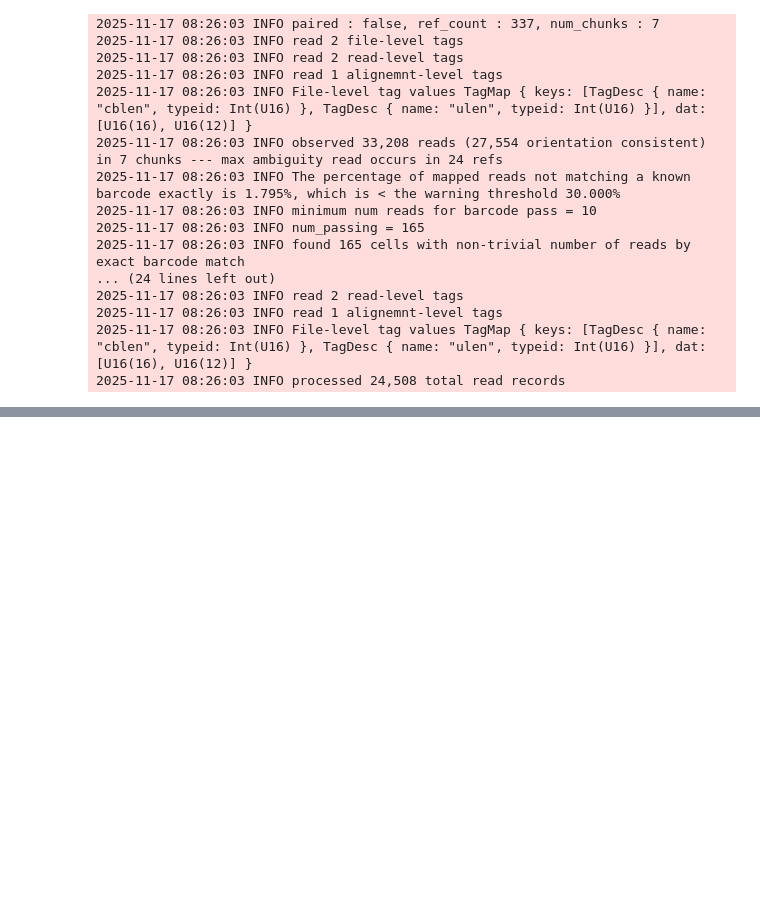
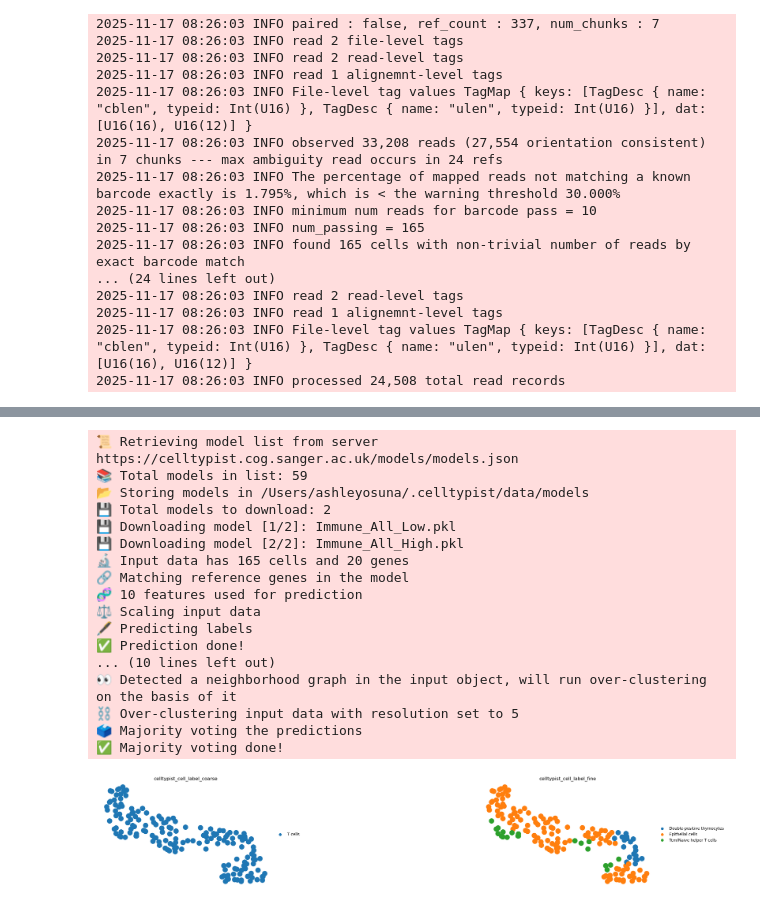
Before and after one commit to ashleyosuna/fall25-csc-bioinf, a Jupyter notebook: week6/week6.ipynb, the cells around one changed output, grey strips where cells are left out. Drawn from its saved outputs; the diff is of its cells as text; code cells hidden in the pictures; blank space fills up the shorter version.

Commit message:
testing automatic cell annotation

```diff
--- a/week6/week6.ipynb
+++ b/week6/week6.ipynb
@@ -173,0 +198,65 @@ sc.pl.umap(
+# %%
+# annotating cluster
+adata.layers["counts"] = adata.X
+adata_celltypist = adata.copy()  # make a copy of our adata
+adata_celltypist.X = adata.layers["counts"]  # set adata.X to raw counts
+sc.pp.normalize_total(
+    adata_celltypist, target_sum=10**4
+)  # normalize to 10,000 counts per cell
+sc.pp.log1p(adata_celltypist)  # log-transform
+# make .X dense instead of sparse, for compatibility with celltypist:
+adata_celltypist.X = adata_celltypist.X.toarray()
+# %%
+from celltypist import models
+import celltypist
+
+models.download_models(
+    force_update=True, model=["Immune_All_Low.pkl", "Immune_All_High.pkl"]
+)
+
+model_low = models.Model.load(model="Immune_All_Low.pkl")
+model_high = models.Model.load(model="Immune_All_High.pkl")
+
+predictions_high = celltypist.annotate(
+    adata_celltypist, model=model_high, majority_voting=True
+)
+
+predictions_high_adata = predictions_high.to_adata()
+adata.obs["celltypist_cell_label_coarse"] = predictions_high_adata.obs.loc[
+    adata.obs.index, "majority_voting"
+]
+
+predictions_low = celltypist.annotate(
+    adata_celltypist, model=model_low, majority_voting=True
+)
+predictions_low_adata = predictions_low.to_adata()
+adata.obs["celltypist_cell_label_fine"] = predictions_low_adata.obs.loc[
+    adata.obs.index, "majority_voting"
+]
+
+sc.pl.umap(
+    adata,
+    color=["celltypist_cell_label_coarse", "celltypist_cell_label_fine"],
+    frameon=False,
+    sort_order=False,
+    wspace=1,
+)
+# %% [output]
+📜 Retrieving model list from server https://celltypist.cog.sanger.ac.uk/models/models.json
+📚 Total models in list: 59
+📂 Storing models in /Users/ashleyosuna/.celltypist/data/models
+💾 Total models to download: 2
+💾 Downloading model [1/2]: Immune_All_Low.pkl
+💾 Downloading model [2/2]: Immune_All_High.pkl
+🔬 Input data has 165 cells and 20 genes
+🔗 Matching reference genes in the model
+🧬 10 features used for prediction
+⚖️ Scaling input data
+🖋️ Predicting labels
+✅ Prediction done!
+... (10 lines left out)
+👀 Detected a neighborhood graph in the input object, will run over-clustering on the basis of it
+⛓️ Over-clustering input data with resolution set to 5
+🗳️ Majority voting the predictions
+✅ Majority voting done!
+[figure, added]
```
Also changed, not shown: parts of 4 cells of this notebook, 1 other file.
